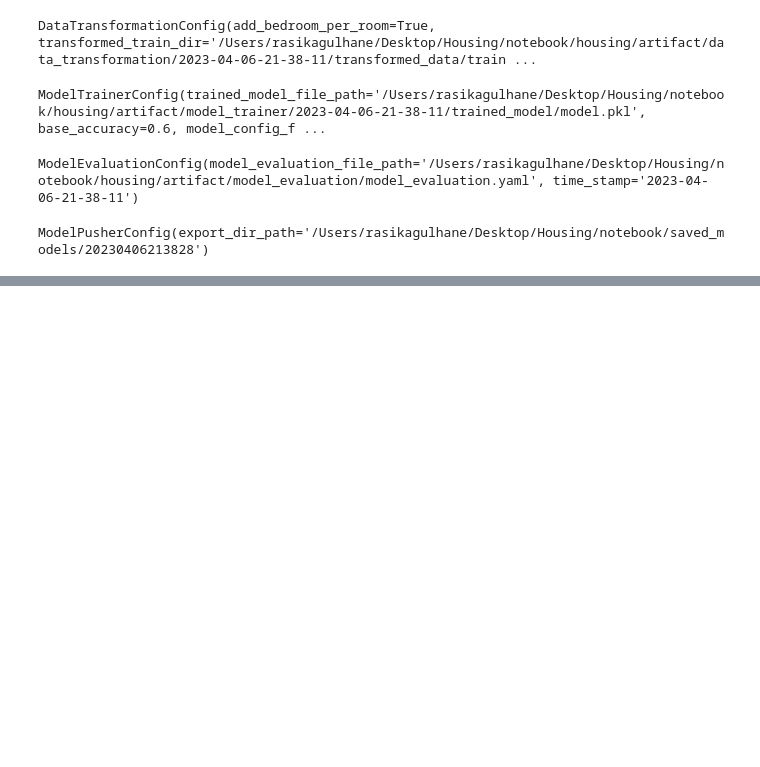
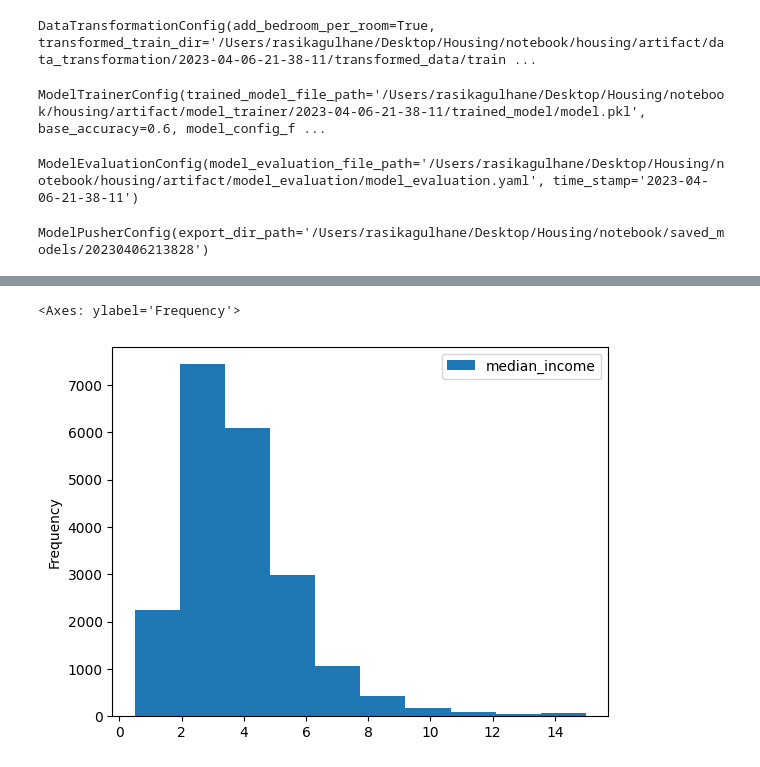
Before and after one commit to Rasika-Gulhane/Housing, a Jupyter notebook: notebook/example.ipynb, the cells around one changed output, grey strips where cells are left out. Drawn from its saved outputs; the diff is of its cells as text; code cells hidden in the pictures; blank space fills up the shorter version.

```diff
--- a/notebook/example.ipynb
+++ b/notebook/example.ipynb
@@ -84,0 +91,3 @@ ModelPusherConfig(export_dir_path='/Users/rasikagulhane/Desktop/Housing/notebook
+# %%
+csv_file_path = r"/Users/rasikagulhane/Desktop/Housing/housing/artifact/data_ingestion/2023-04-07-09-34-58/raw_data/housing.csv"
+housing_data_frame = pd.read_csv(csv_file_path)
@@ -84,0 +117,5 @@ ModelPusherConfig(export_dir_path='/Users/rasikagulhane/Desktop/Housing/notebook
+# %%
+housing_data_frame[["median_income"]].plot(kind= 'hist')
+# %% [output]
+<Axes: ylabel='Frequency'>
+[figure, added]
```
Also changed, not shown: parts of 22 cells of this notebook, 6 other files.
